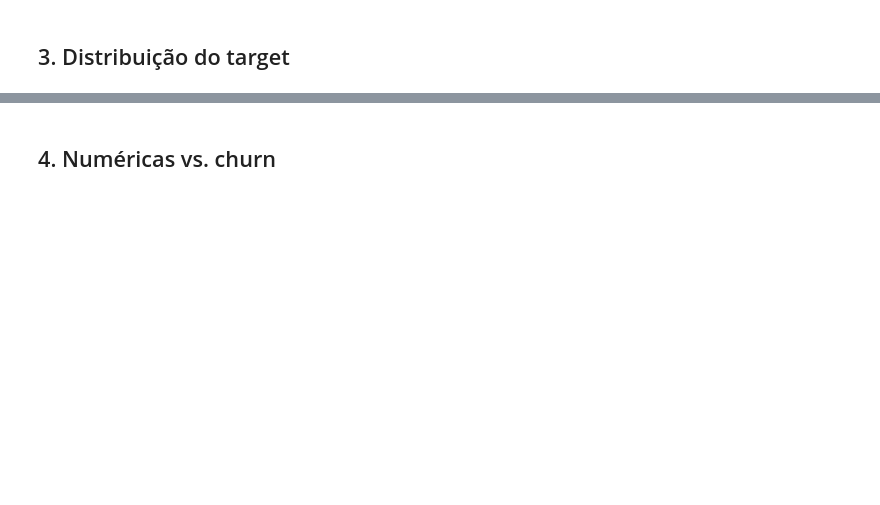
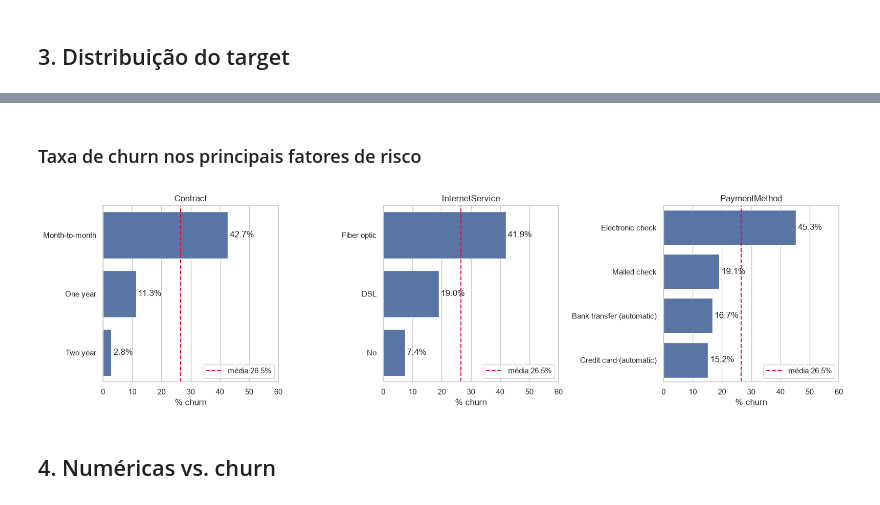
Before and after one commit to amandafgonzaga/churn-telco, a Jupyter notebook: notebooks/01_eda.ipynb, the cells around one changed output, grey strips where cells are left out. Cells and saved outputs as stored; diff of their text form; code cells hidden in the pictures; blank space fills up the shorter version.

```diff
--- a/notebooks/01_eda.ipynb
+++ b/notebooks/01_eda.ipynb
@@ -42,3 +104,19 @@ df[TARGET].value_counts(normalize=True).rename('proporção')
+# %% [markdown]
+### Taxa de churn nos principais fatores de risco
+# %%
+key_factors = ['Contract', 'InternetService', 'PaymentMethod']
+overall = df[TARGET].mean()
+fig, axes = plt.subplots(1, len(key_factors), figsize=(16, 4.5))
+for ax, col in zip(axes, key_factors):
+    rate = df.groupby(col)[TARGET].mean().sort_values(ascending=False) * 100
+    sns.barplot(x=rate.values, y=rate.index, ax=ax, color='#4C72B0')
+    ax.axvline(overall * 100, color='crimson', linestyle='--', label=f'média {overall:.1%}')
+    ax.bar_label(ax.containers[0], fmt='%.1f%%', padding=3)
+    ax.set(title=col, xlabel='% churn', ylabel='', xlim=(0, 60))
+    ax.legend(loc='lower right')
+plt.tight_layout()
+# %% [output]
+[figure, added]
 # %% [markdown]
 ## 4. Numéricas vs. churn
 # %%
```
Also changed, not shown: parts of 9 cells of this notebook, 2 other files.
